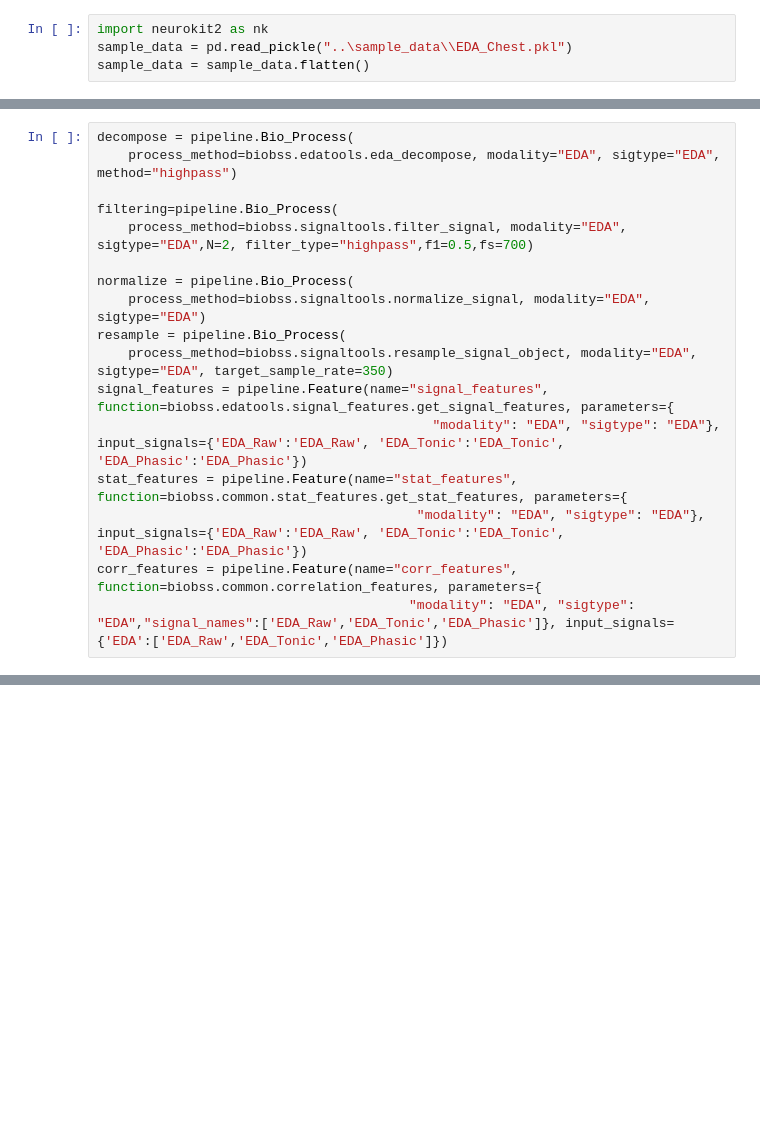
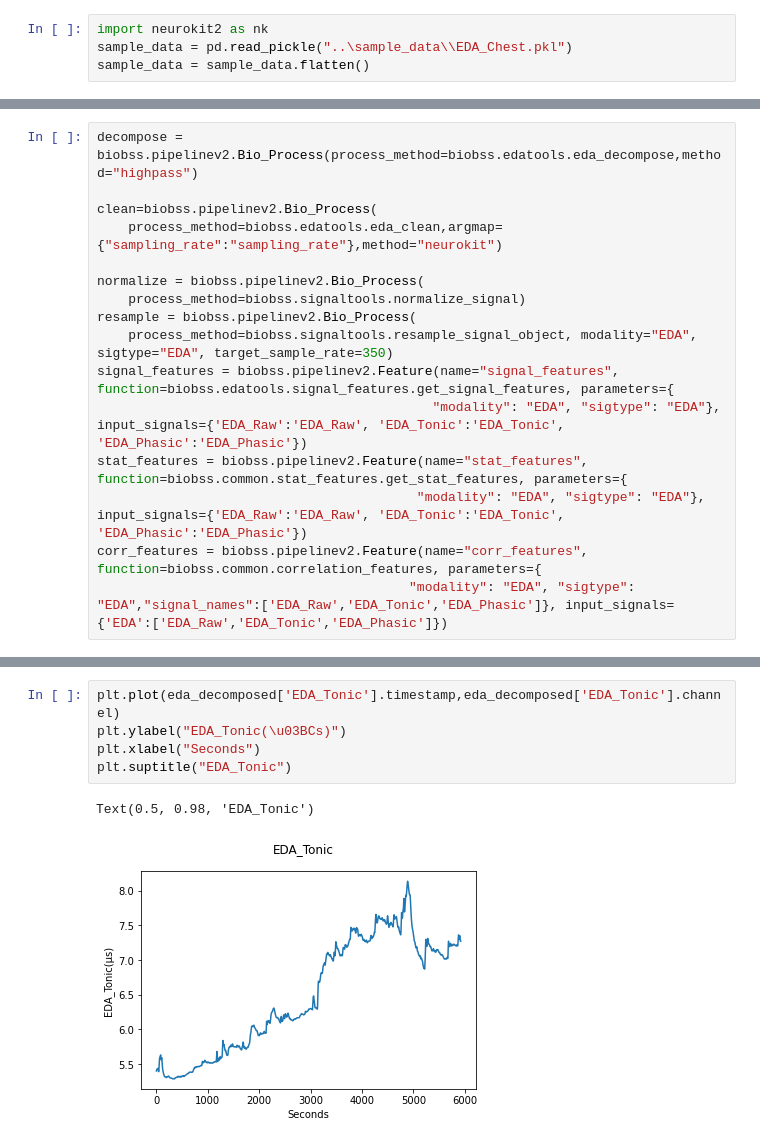
Before and after one commit to obss/BIOBSS, a Jupyter notebook: examples/new_pipeline.ipynb, the cells around one changed output, grey strips where cells are left out. Drawn from its saved outputs; the diff is of its cells as text; blank space fills up the shorter version.

```diff
--- a/examples/new_pipeline.ipynb
+++ b/examples/new_pipeline.ipynb
@@ -17,17 +15,16 @@ from biobss import pipelinev2 as pipeline
 # %%
-decompose = pipeline.Bio_Process(
-    process_method=biobss.edatools.eda_decompose, modality="EDA", sigtype="EDA", method="highpass")
+decompose = biobss.pipelinev2.Bio_Process(process_method=biobss.edatools.eda_decompose,method="highpass")
 
-filtering=pipeline.Bio_Process(
-    process_method=biobss.signaltools.filter_signal, modality="EDA", sigtype="EDA",N=2, filter_type="highpass",f1=0.5,fs=700)
+clean=biobss.pipelinev2.Bio_Process(
+    process_method=biobss.edatools.eda_clean,argmap={"sampling_rate":"sampling_rate"},method="neurokit")
 
-normalize = pipeline.Bio_Process(
-    process_method=biobss.signaltools.normalize_signal, modality="EDA", sigtype="EDA")
-resample = pipeline.Bio_Process(
+normalize = biobss.pipelinev2.Bio_Process(
+    process_method=biobss.signaltools.normalize_signal)
+resample = biobss.pipelinev2.Bio_Process(
     process_method=biobss.signaltools.resample_signal_object, modality="EDA", sigtype="EDA", target_sample_rate=350)
-signal_features = pipeline.Feature(name="signal_features", function=biobss.edatools.signal_features.get_signal_features, parameters={
+signal_features = biobss.pipelinev2.Feature(name="signal_features", function=biobss.edatools.signal_features.get_signal_features, parameters={
                                            "modality": "EDA", "sigtype": "EDA"}, input_signals={'EDA_Raw':'EDA_Raw', 'EDA_Tonic':'EDA_Tonic', 'EDA_Phasic':'EDA_Phasic'})
-stat_features = pipeline.Feature(name="stat_features", function=biobss.common.stat_features.get_stat_features, parameters={
+stat_features = biobss.pipelinev2.Feature(name="stat_features", function=biobss.common.stat_features.get_stat_features, parameters={
                                          "modality": "EDA", "sigtype": "EDA"}, input_signals={'EDA_Raw':'EDA_Raw', 'EDA_Tonic':'EDA_Tonic', 'EDA_Phasic':'EDA_Phasic'})
-corr_features = pipeline.Feature(name="corr_features", function=biobss.common.correlation_features, parameters={
+corr_features = biobss.pipelinev2.Feature(name="corr_features", function=biobss.common.correlation_features, parameters={
                                         "modality": "EDA", "sigtype": "EDA","signal_names":['EDA_Raw','EDA_Tonic','EDA_Phasic']}, input_signals={'EDA':['EDA_Raw','EDA_Tonic','EDA_Phasic']})
@@ -46,0 +111,8 @@ ValueError: If signal is not a Bio_Data object, sampling_rate must be specified
+# %%
+plt.plot(eda_decomposed['EDA_Tonic'].timestamp,eda_decomposed['EDA_Tonic'].channel)
+plt.ylabel("EDA_Tonic(\u03BCs)")
+plt.xlabel("Seconds")
+plt.suptitle("EDA_Tonic")
+# %% [output]
+Text(0.5, 0.98, 'EDA_Tonic')
+[figure, added]
```
Also changed, not shown: parts of 21 cells of this notebook, 13 other files.
